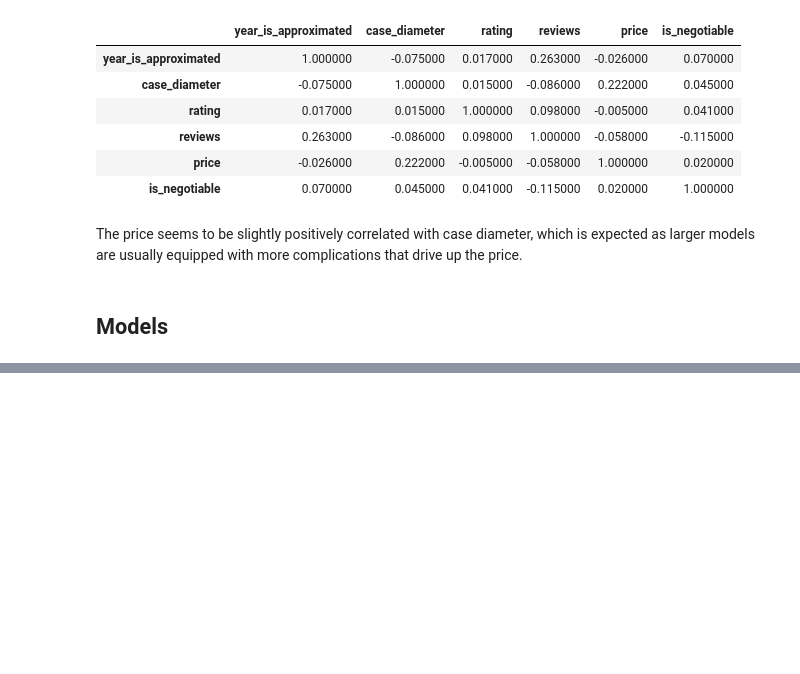
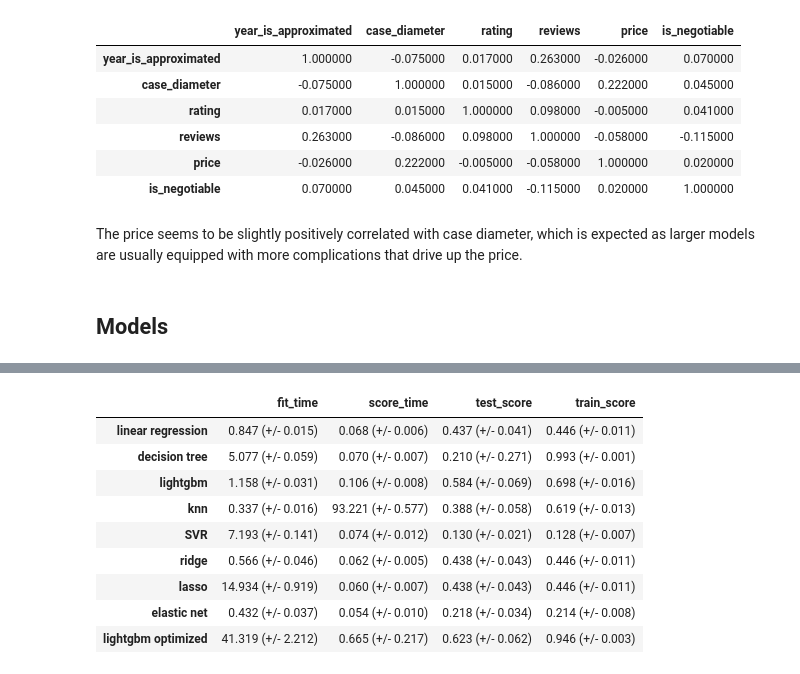
Before and after one commit to fohy24/Rolex-fair-price-predictor, a Jupyter notebook: Rolex price prediction.ipynb, the cells around one changed output, grey strips where cells are left out. Drawn from its saved outputs; the diff is of its cells as text; code cells hidden in the pictures; blank space fills up the shorter version.

```diff
--- a/Rolex price prediction.ipynb
+++ b/Rolex price prediction.ipynb
@@ -360,0 +432,7 @@ pd.DataFrame(results_dict).T
+# %%
+%%time
+knn = make_pipeline(preprocessor_with_scaler, KNeighborsRegressor())
+results_dict["knn"] = mean_std_cross_val_scores(
+    knn, X_train, y_train, return_train_score=True
+)
+pd.DataFrame(results_dict).T
@@ -360,0 +445,6 @@ pd.DataFrame(results_dict).T
+# %%
+svr = make_pipeline(preprocessor_with_scaler, LinearSVR())
+results_dict["SVR"] = mean_std_cross_val_scores(
+    svr, X_train, y_train, return_train_score=True
+)
+pd.DataFrame(results_dict).T
@@ -360,0 +511,17 @@ pd.DataFrame(results_dict).T
+# %%
+lightgbm_opt = make_pipeline(random_search.best_estimator_)
+results_dict["lightgbm optimized"] = mean_std_cross_val_scores(
+    lightgbm_opt, X_train, y_train, return_train_score=True
+)
+pd.DataFrame(results_dict).T
+# %% [output]
+|  | fit_time | score_time | test_score | train_score |
+| linear regression | 0.847 (+/- 0.015) | 0.068 (+/- 0.006) | 0.437 (+/- 0.041) | 0.446 (+/- 0.011) |
+| decision tree | 5.077 (+/- 0.059) | 0.070 (+/- 0.007) | 0.210 (+/- 0.271) | 0.993 (+/- 0.001) |
+| lightgbm | 1.158 (+/- 0.031) | 0.106 (+/- 0.008) | 0.584 (+/- 0.069) | 0.698 (+/- 0.016) |
+| knn | 0.337 (+/- 0.016) | 93.221 (+/- 0.577) | 0.388 (+/- 0.058) | 0.619 (+/- 0.013) |
+| SVR | 7.193 (+/- 0.141) | 0.074 (+/- 0.012) | 0.130 (+/- 0.021) | 0.128 (+/- 0.007) |
+| ridge | 0.566 (+/- 0.046) | 0.062 (+/- 0.005) | 0.438 (+/- 0.043) | 0.446 (+/- 0.011) |
+| lasso | 14.934 (+/- 0.919) | 0.060 (+/- 0.007) | 0.438 (+/- 0.043) | 0.446 (+/- 0.011) |
+| elastic net | 0.432 (+/- 0.037) | 0.054 (+/- 0.010) | 0.218 (+/- 0.034) | 0.214 (+/- 0.008) |
+| lightgbm optimized | 41.319 (+/- 2.212) | 0.665 (+/- 0.217) | 0.623 (+/- 0.062) | 0.946 (+/- 0.003) |
```
Also changed, not shown: parts of 24 cells of this notebook.
